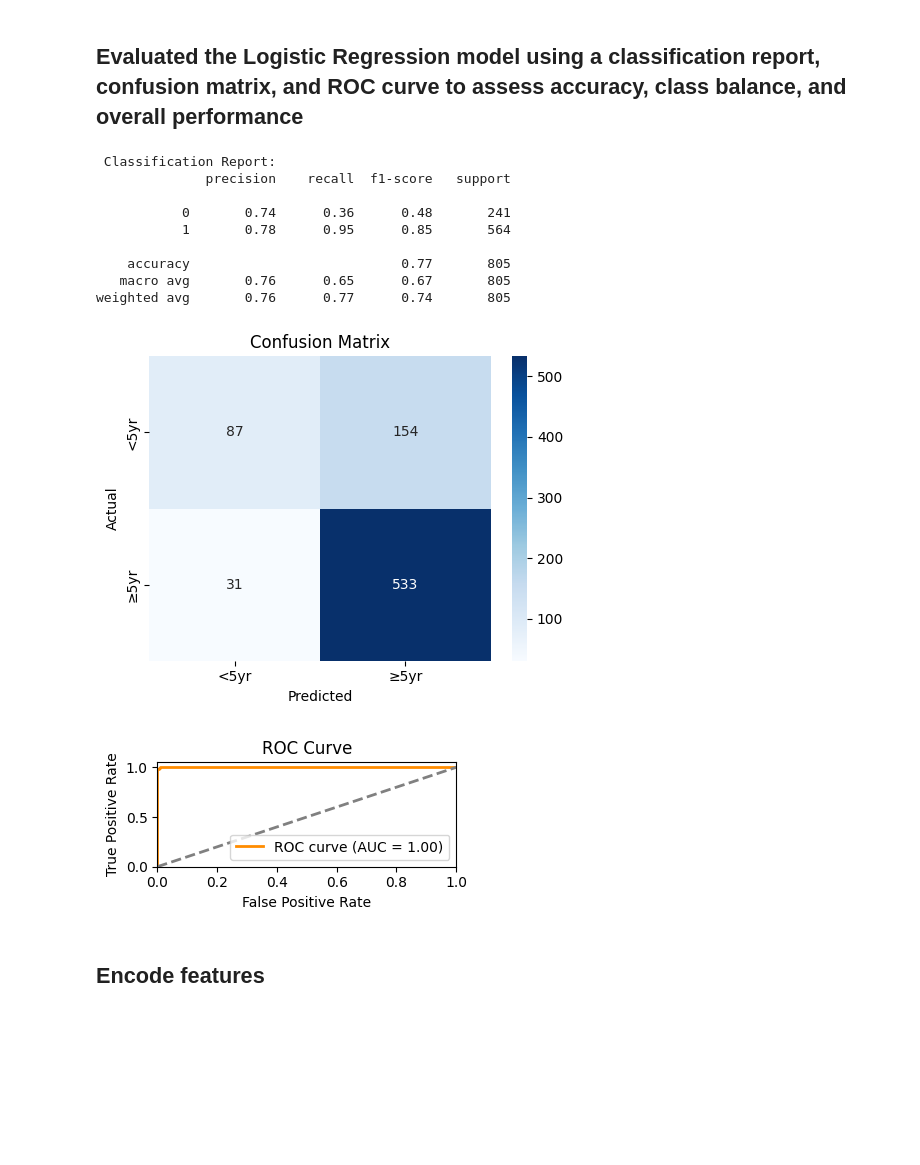
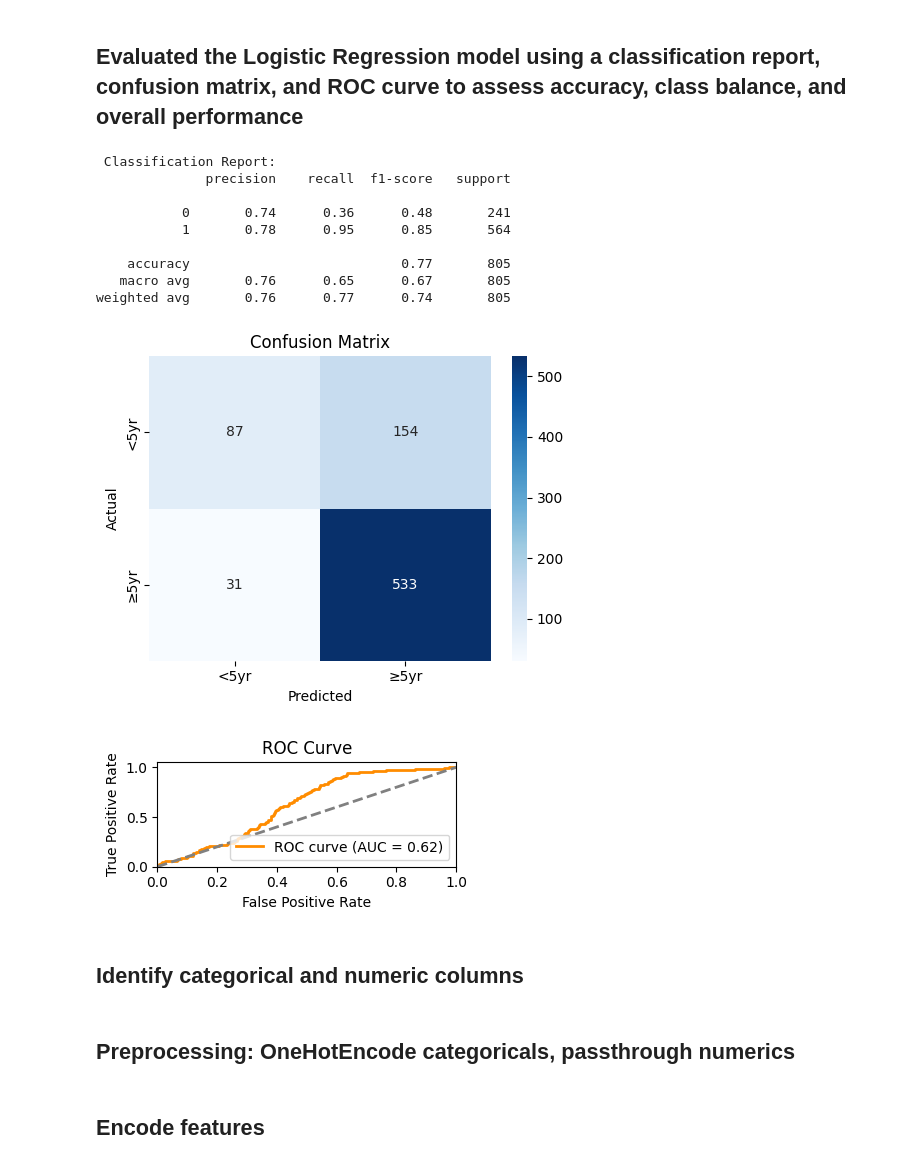
Before and after one commit to MichaelYemane707/breast_cancer_prediction, a Jupyter notebook: LogisticR.ipynb, the cells around one changed output. Cells and saved outputs as stored; diff of their text form; code cells hidden in the pictures; blank space fills up the shorter version.

```diff
--- a/LogisticR.ipynb
+++ b/LogisticR.ipynb
@@ -162,6 +167,7 @@ LogisticRegression(max_iter=1000, random_state=42)
 ## Evaluated the Logistic Regression model using a classification report, confusion matrix, and ROC curve to assess accuracy, class balance, and overall performance
 # %%
 y_pred = clf.predict(X_test_scaled)
+y_prob = clf.predict_proba(X_test_scaled)[:, 1]
 
 print(" Classification Report:")
 print(classification_report(y_test, y_pred))
@@ -173,31 +179,33 @@ plt.xlabel("Predicted")
 plt.ylabel("Actual")
 plt.title("Confusion Matrix")
 plt.tight_layout()
 plt.show()
 
 fpr, tpr, _ = roc_curve(y_test, y_prob)
 roc_auc = auc(fpr, tpr)
 
 plt.figure(figsize=(4,2))
 plt.plot(fpr, tpr, color='darkorange', lw=2, label=f"ROC curve (AUC = {roc_auc:.2f})")
 plt.plot([0, 1], [0, 1], color='gray', lw=2, linestyle='--')
 plt.xlim([0.0, 1.0])
 plt.ylim([0.0, 1.05])
 plt.xlabel('False Positive Rate')
 plt.ylabel('True Positive Rate')
 plt.title('ROC Curve')
 plt.legend(loc="lower right")
 plt.tight_layout()
 plt.show()
 # %% [output]
  Classification Report:
               precision    recall  f1-score   support
 
            0       0.74      0.36      0.48       241
            1       0.78      0.95      0.85       564
 
     accuracy                           0.77       805
    macro avg       0.76      0.65      0.67       805
 weighted avg       0.76      0.77      0.74       805
 [figure]
-[figure, old version]
+[figure, new version]
+# %% [markdown]
+## Identify categorical and numeric columns
@@ -203,0 +215,2 @@ weighted avg       0.76      0.77      0.74       805
+# %% [markdown]
+## Preprocessing: OneHotEncode categoricals, passthrough numerics
```
Also changed, not shown: parts of 10 cells of this notebook.
